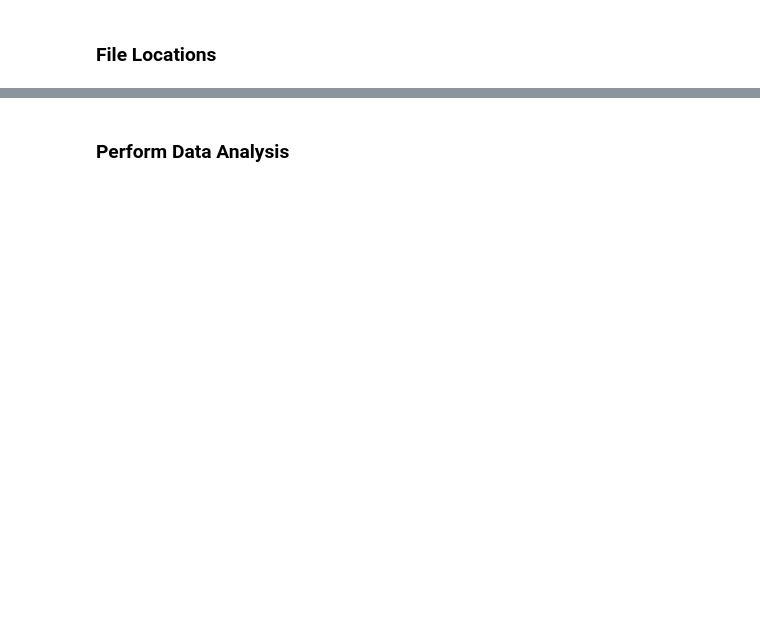
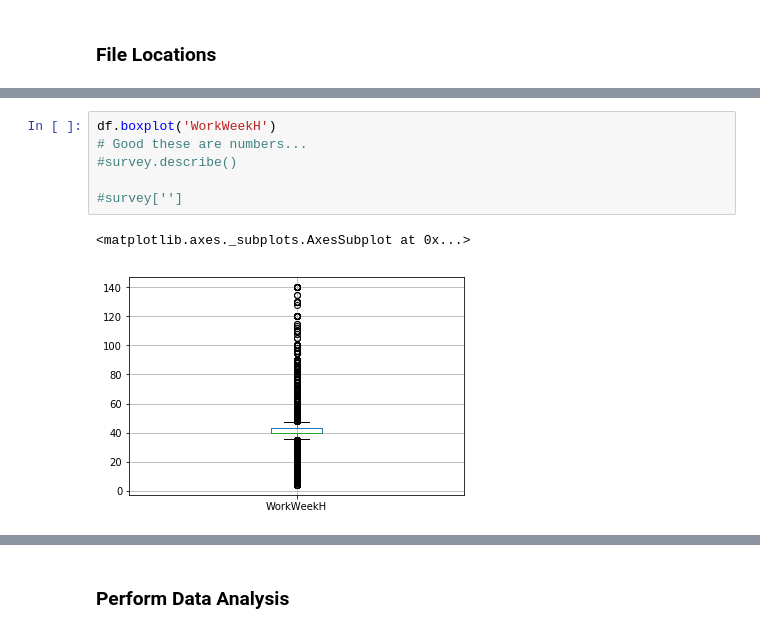
Before and after one commit to ergonyc/Practice-python-exercises, a Jupyter notebook: DataPresentation0/2-EDA.ipynb, the cells around one changed output, grey strips where cells are left out. Saved outputs shown, nothing was run; the diff lists cells and outputs as text; blank space fills up the shorter version.

```diff
--- a/DataPresentation0/2-EDA.ipynb
+++ b/DataPresentation0/2-EDA.ipynb
@@ -74,0 +162,9 @@ FileNotFoundError: [Errno 2] No such file or directory: '/Users/ergonyc/Projects
+# %%
+df.boxplot('WorkWeekH')
+# Good these are numbers...
+#survey.describe()
+
+#survey['']
+# %% [output]
+<matplotlib.axes._subplots.AxesSubplot at 0x...>
+[figure, added]
```
Also changed, not shown: parts of 30 cells of this notebook, 2 other files.
